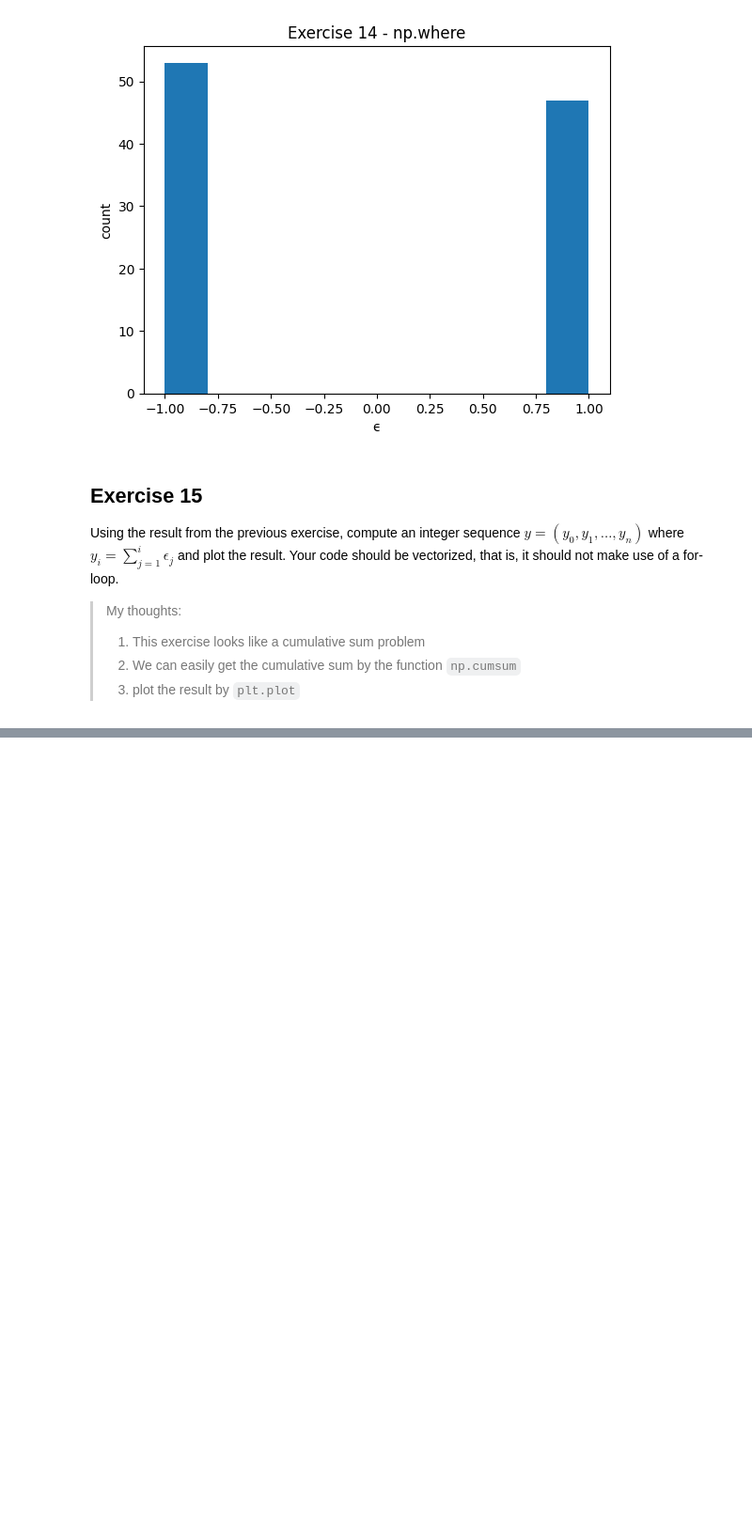
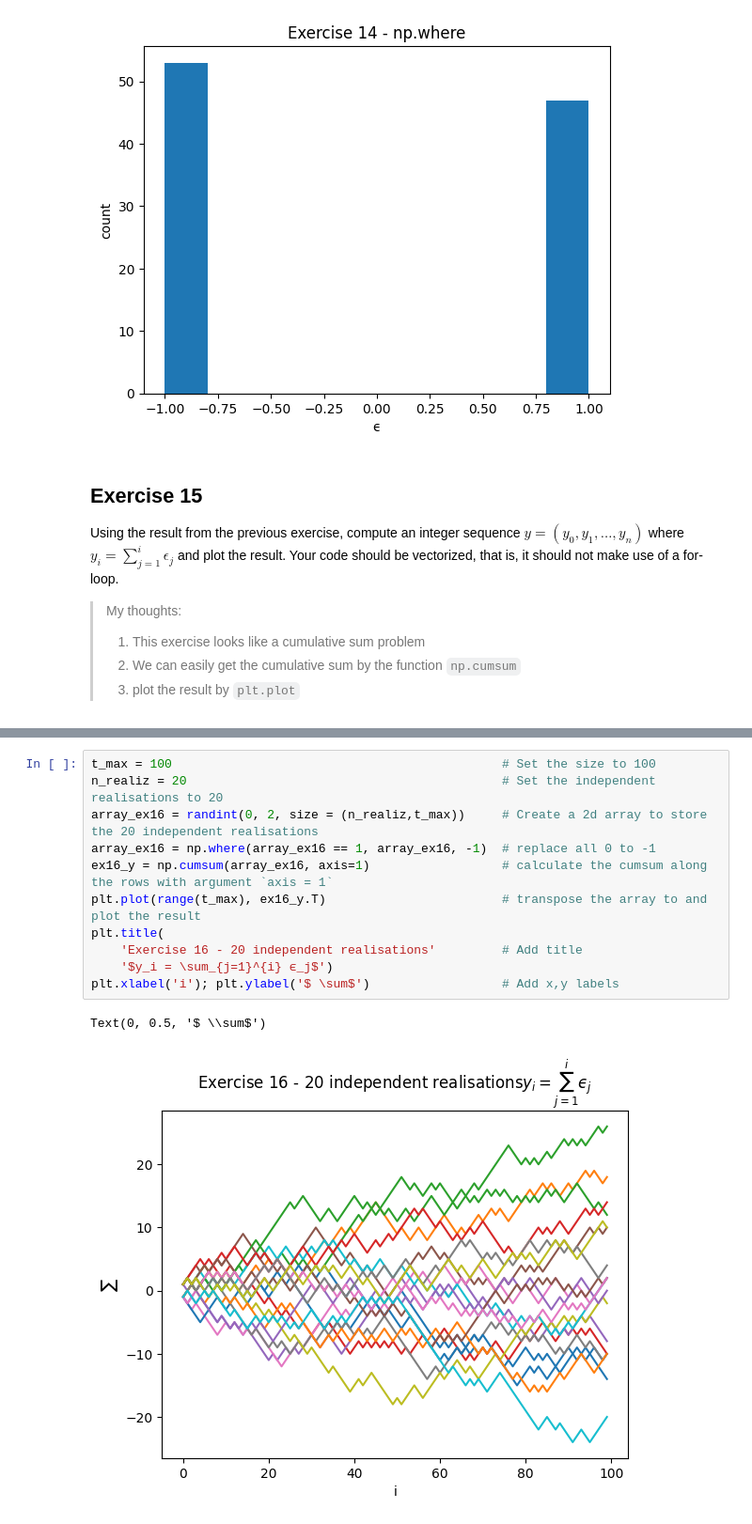
Before and after one commit to izero0324/Scientific-Computing-For-Finance, a Jupyter notebook: lab4/lab4.ipynb, the cells around one changed output, grey strips where cells are left out. Shown at 94% size. Drawn from its saved outputs; the diff is of its cells as text; blank space fills up the shorter version.

```diff
--- a/lab4/lab4.ipynb
+++ b/lab4/lab4.ipynb
@@ -347,0 +359,14 @@ Text(0, 0.5, '$ \\sum$')
+# %%
+t_max = 100                                             # Set the size to 100
+n_realiz = 20                                           # Set the independent realisations to 20
+array_ex16 = randint(0, 2, size = (n_realiz,t_max))     # Create a 2d array to store the 20 independent realisations
+array_ex16 = np.where(array_ex16 == 1, array_ex16, -1)  # replace all 0 to -1
+ex16_y = np.cumsum(array_ex16, axis=1)                  # calculate the cumsum along the rows with argument `axis = 1`
+plt.plot(range(t_max), ex16_y.T)                        # transpose the array to and plot the result
+plt.title(
+    'Exercise 16 - 20 independent realisations'         # Add title
+    '$y_i = \sum_{j=1}^{i} ϵ_j$')
+plt.xlabel('i'); plt.ylabel('$ \sum$')                  # Add x,y labels
+# %% [output]
+Text(0, 0.5, '$ \\sum$')
+[figure, added]
```
Also changed, not shown: parts of 3 cells of this notebook.
